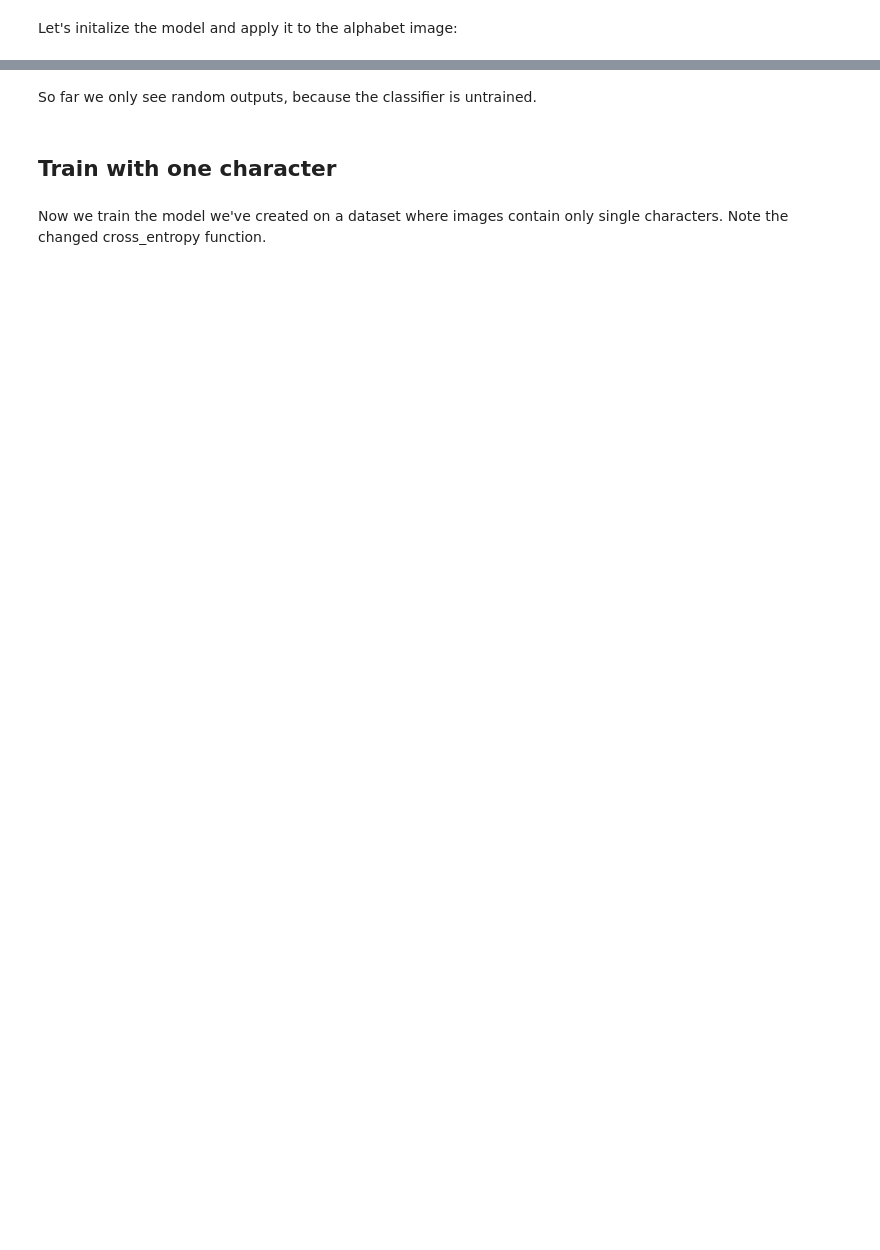
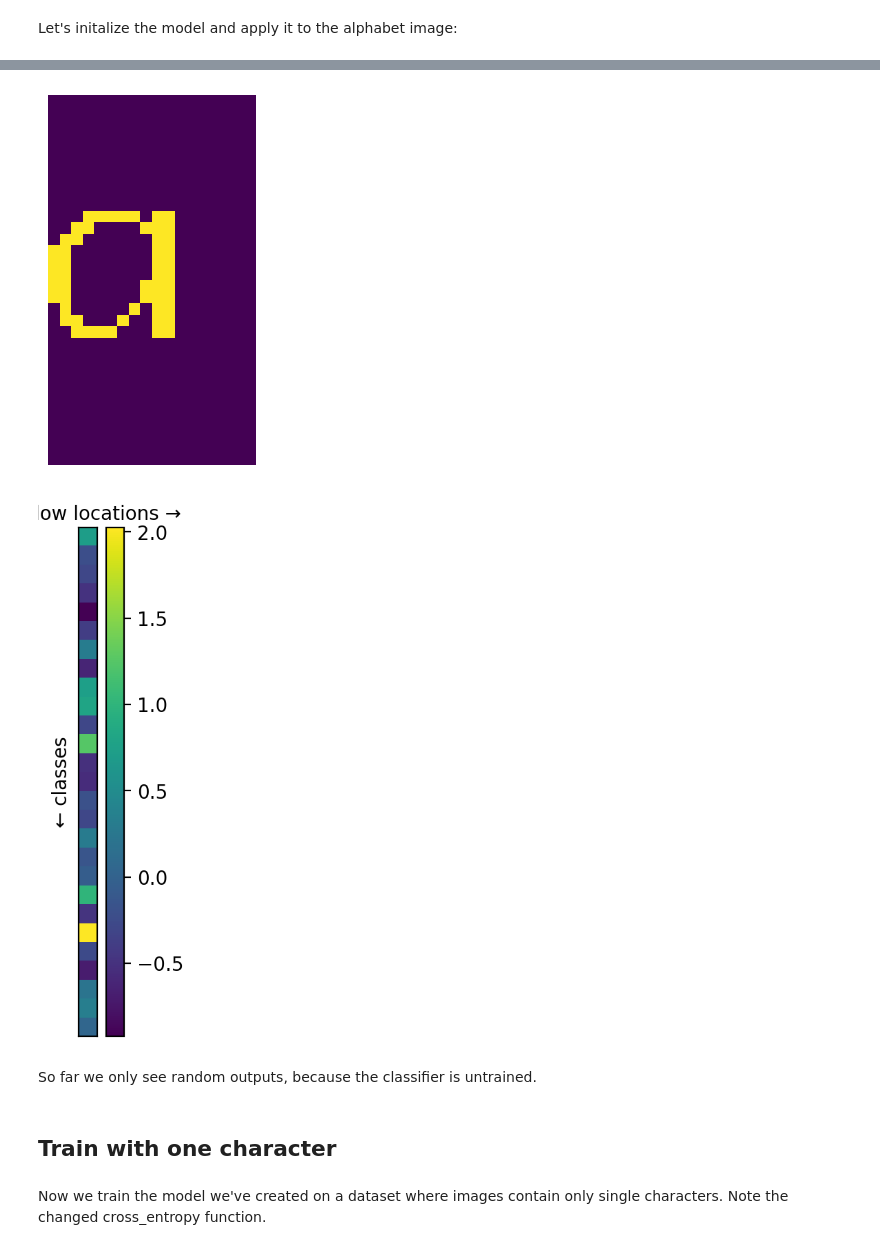
Before and after one commit to hoangpham95/CSCI-GA-2572-Deep-Learning, a Jupyter notebook: hw4/hw4_impl.ipynb, the cells around one changed output, grey strips where cells are left out. Drawn from its saved outputs; the diff is of its cells as text; code cells hidden in the pictures; blank space fills up the shorter version.

```diff
--- a/hw4/hw4_impl.ipynb
+++ b/hw4/hw4_impl.ipynb
@@ -137,3 +135,37 @@ class SimpleNet(torch.nn.Module):
+# %%
+from torch import nn
+from torchsummary import summary
+
+class SimpleNet(torch.nn.Module):
+    def __init__(self):
+        super().__init__()
+        self.cnn = torch.nn.Sequential(
+            nn.Conv2d(in_channels=1, out_channels=8, kernel_size=3, padding=1),
+            nn.BatchNorm2d(num_features=8),
+            nn.ReLU(),
+            nn.MaxPool2d(kernel_size=2),
+
+            nn.Conv2d(8, 16, kernel_size=3, padding=1),
+            nn.BatchNorm2d(num_features=16),
+            nn.ReLU(),
+            nn.MaxPool2d(kernel_size=(2, 3), stride=(2, 1)),
+
+            nn.Conv2d(in_channels=16, out_channels=32, kernel_size=3, padding=1),
+            nn.BatchNorm2d(num_features=32),
+            nn.ReLU(),
+            nn.MaxPool2d(kernel_size=(2, 4), stride=(2, 1)),
+
+            nn.Conv2d(in_channels=32, out_channels=ALPHABET_SIZE, kernel_size=4)
+        )
+
+    def forward(self, x):
+        """
+        Input x: (bs, 1, 32, k)
+        after applying cnn_block, x.shape should be: (bs, alphabet_size, 1, width)
+        """
+        x = self.cnn(x)
+        x = x[:, :, 0, :].permute(0, 2, 1)
+        return x
 # %% [markdown]
 Let's initalize the model and apply it to the alphabet image:
 # %%
@@ -159,3 +224,16 @@ plot_energies(alphabet_energies[0].detach())
+# %%
+# single text plot
+single_char = sds.draw_text('a', 18)
+plt.figure(dpi=100)
+plt.imshow(single_char)
+plt.axis('off')
+plt.show()
+
+single_char_energies = model(single_char.view(1, 1, *single_char.shape))
+plot_energies(single_char_energies[0].detach())
+# %% [output]
+[figure, added]
+[figure, added]
 # %% [markdown]
 So far we only see random outputs, because the classifier is untrained.
 # %% [markdown]
```
Also changed, not shown: parts of 45 cells of this notebook, 1 other file.
